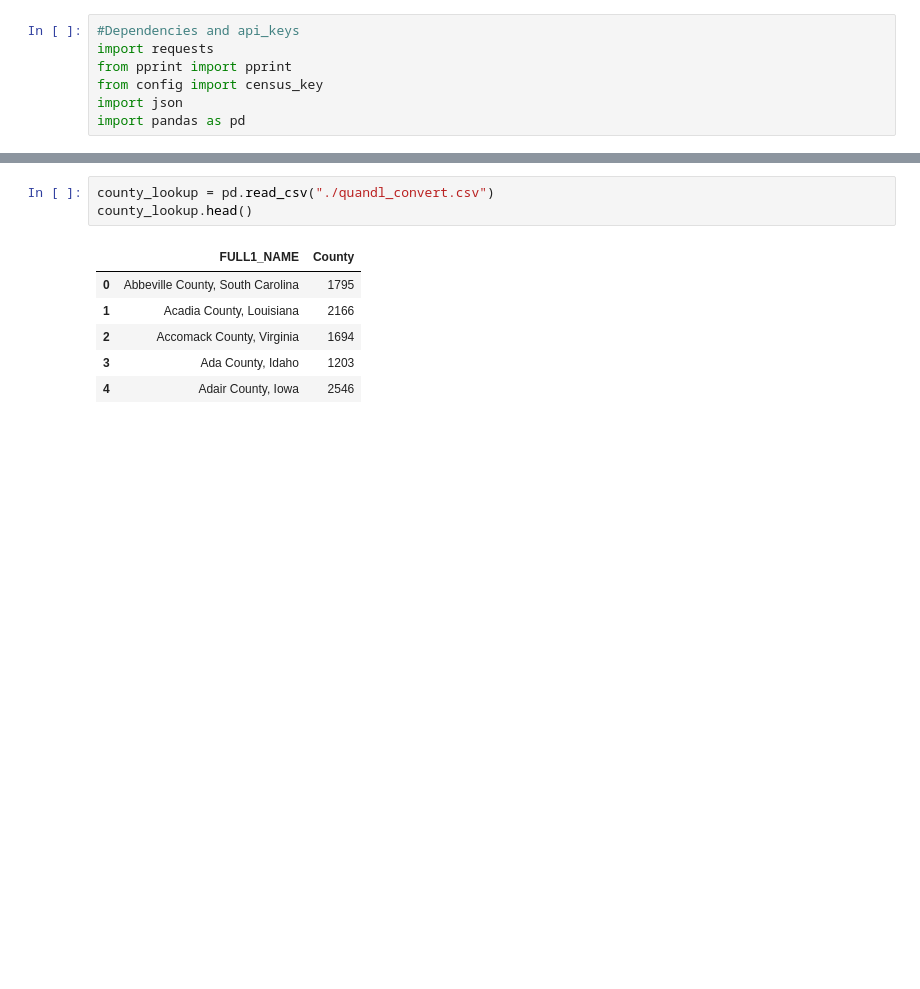
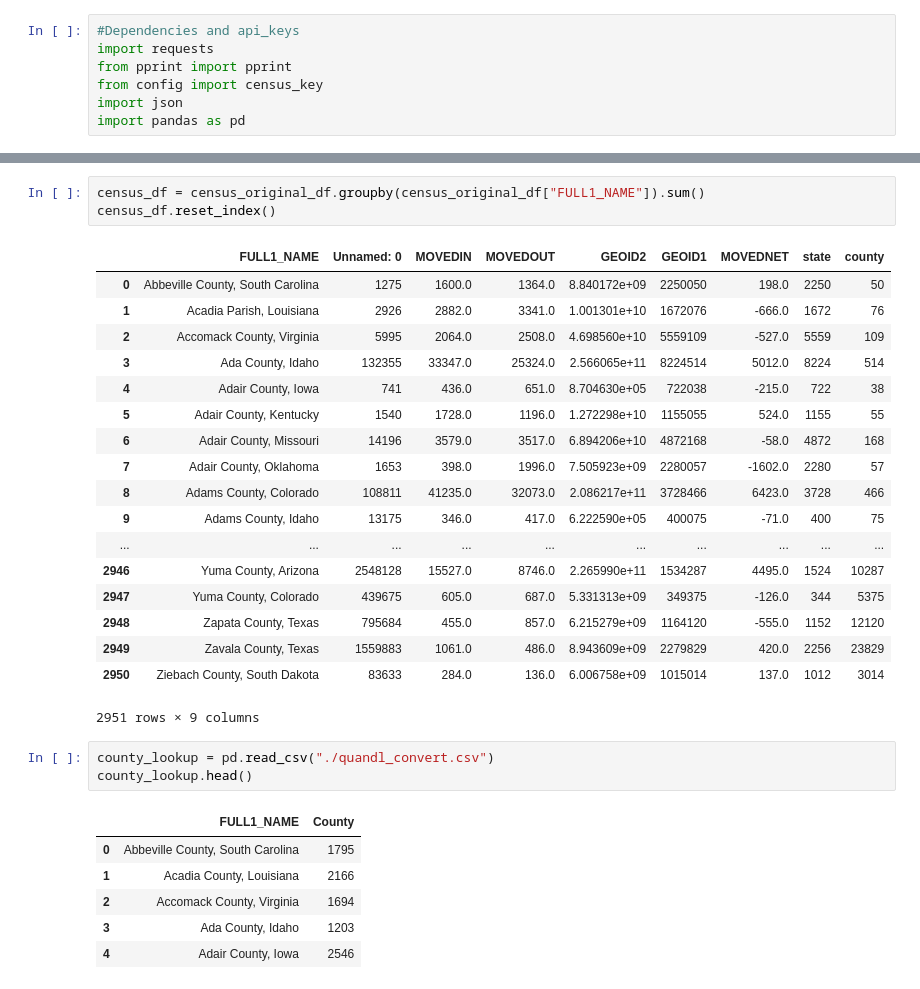
Before and after one commit to UCBDataAna/Project1_Migration, a Jupyter notebook: census_zillow_merge.ipynb, the cells around one changed output, grey strips where cells are left out. Drawn from its saved outputs; the diff is of its cells as text; blank space fills up the shorter version.

```diff
--- a/census_zillow_merge.ipynb
+++ b/census_zillow_merge.ipynb
@@ -26,3 +18,25 @@ census_df.sample(5)
+# %%
+census_df = census_original_df.groupby(census_original_df["FULL1_NAME"]).sum()
+census_df.reset_index()
+# %% [output]
+|  | FULL1_NAME | Unnamed: 0 | MOVEDIN | MOVEDOUT | GEOID2 | GEOID1 | MOVEDNET | state | county |
+| 0 | Abbeville County, South Carolina | 1275 | 1600.0 | 1364.0 | 8.840172e+09 | 2250050 | 198.0 | 2250 | 50 |
+| 1 | Acadia Parish, Louisiana | 2926 | 2882.0 | 3341.0 | 1.001301e+10 | 1672076 | -666.0 | 1672 | 76 |
+| 2 | Accomack County, Virginia | 5995 | 2064.0 | 2508.0 | 4.698560e+10 | 5559109 | -527.0 | 5559 | 109 |
+| 3 | Ada County, Idaho | 132355 | 33347.0 | 25324.0 | 2.566065e+11 | 8224514 | 5012.0 | 8224 | 514 |
+| 4 | Adair County, Iowa | 741 | 436.0 | 651.0 | 8.704630e+05 | 722038 | -215.0 | 722 | 38 |
+| 5 | Adair County, Kentucky | 1540 | 1728.0 | 1196.0 | 1.272298e+10 | 1155055 | 524.0 | 1155 | 55 |
+| 6 | Adair County, Missouri | 14196 | 3579.0 | 3517.0 | 6.894206e+10 | 4872168 | -58.0 | 4872 | 168 |
+| 7 | Adair County, Oklahoma | 1653 | 398.0 | 1996.0 | 7.505923e+09 | 2280057 | -1602.0 | 2280 | 57 |
+| 8 | Adams County, Colorado | 108811 | 41235.0 | 32073.0 | 2.086217e+11 | 3728466 | 6423.0 | 3728 | 466 |
+| 9 | Adams County, Idaho | 13175 | 346.0 | 417.0 | 6.222590e+05 | 400075 | -71.0 | 400 | 75 |
+| ... | ... | ... | ... | ... | ... | ... | ... | ... | ... |
+| 2946 | Yuma County, Arizona | 2548128 | 15527.0 | 8746.0 | 2.265990e+11 | 1534287 | 4495.0 | 1524 | 10287 |
+| 2947 | Yuma County, Colorado | 439675 | 605.0 | 687.0 | 5.331313e+09 | 349375 | -126.0 | 344 | 5375 |
+| 2948 | Zapata County, Texas | 795684 | 455.0 | 857.0 | 6.215279e+09 | 1164120 | -555.0 | 1152 | 12120 |
+| 2949 | Zavala County, Texas | 1559883 | 1061.0 | 486.0 | 8.943609e+09 | 2279829 | 420.0 | 2256 | 23829 |
+| 2950 | Ziebach County, South Dakota | 83633 | 284.0 | 136.0 | 6.006758e+09 | 1015014 | 137.0 | 1012 | 3014 |
+2951 rows × 9 columns
 # %%
 county_lookup = pd.read_csv("./quandl_convert.csv")
 county_lookup.head()
```
Also changed, not shown: parts of 5 cells of this notebook, 2 other files.
